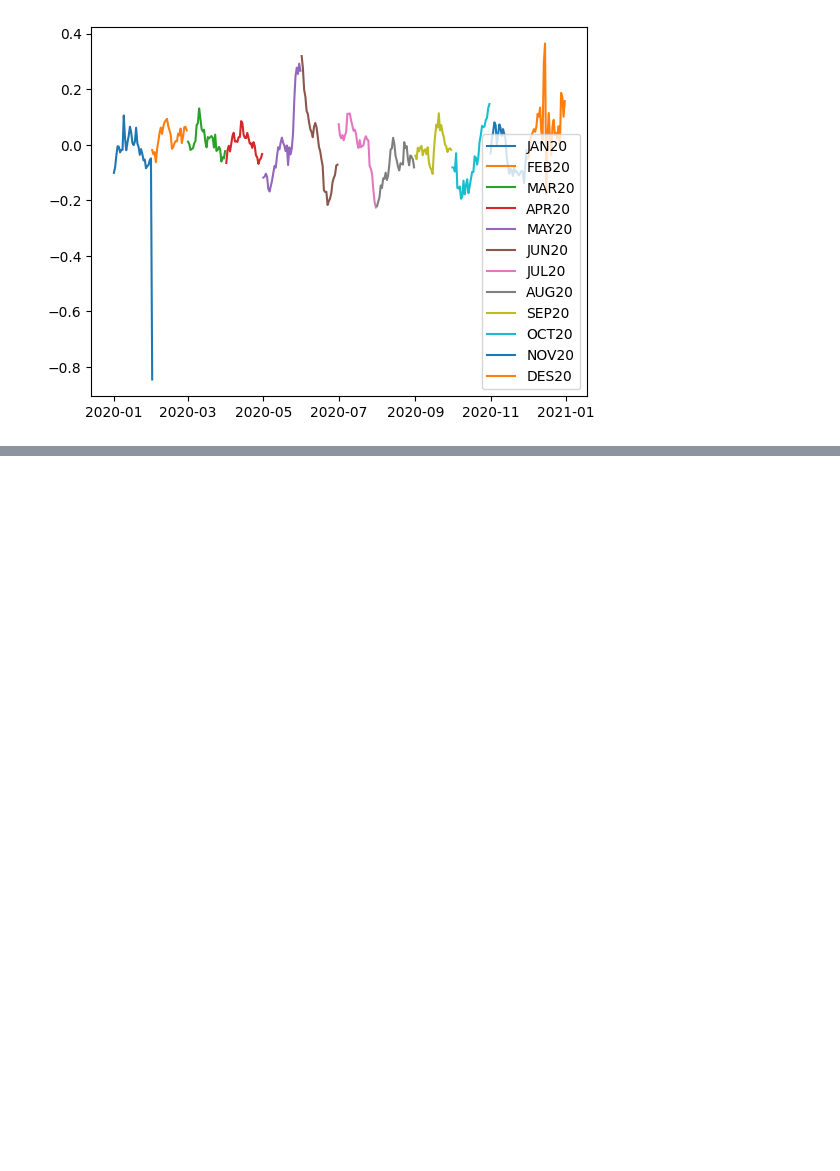
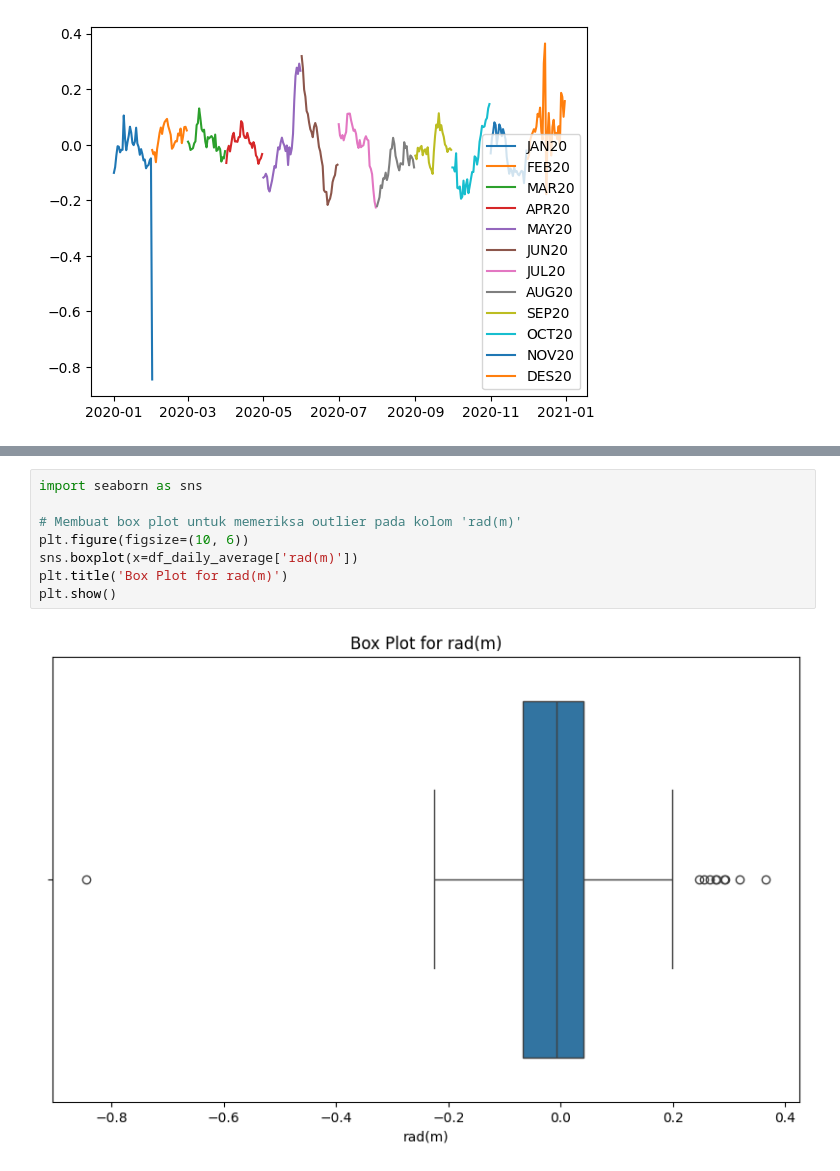
Before and after one commit to sevinadewi/Project-Capstone-Bangkit-Melaut, a Jupyter notebook: Machine Learning/Tidal Data Per Minute/2020/averaging_data.ipynb, the cells around one changed output, grey strips where cells are left out. Drawn from its saved outputs; the diff is of its cells as text; blank space fills up the shorter version.

```diff
--- a/Machine Learning/Tidal Data Per Minute/2020/averaging_data.ipynb
+++ b/Machine Learning/Tidal Data Per Minute/2020/averaging_data.ipynb
@@ -64,0 +100,10 @@ Amount of missing data in 'rad(m)' column for NOV20: 0
+# %%
+import seaborn as sns
+
+# Membuat box plot untuk memeriksa outlier pada kolom 'rad(m)'
+plt.figure(figsize=(10, 6))
+sns.boxplot(x=df_daily_average['rad(m)'])
+plt.title('Box Plot for rad(m)')
+plt.show()
+# %% [output]
+[figure, added]
```
Also changed, not shown: parts of 1 cell of this notebook, 6 other files.
